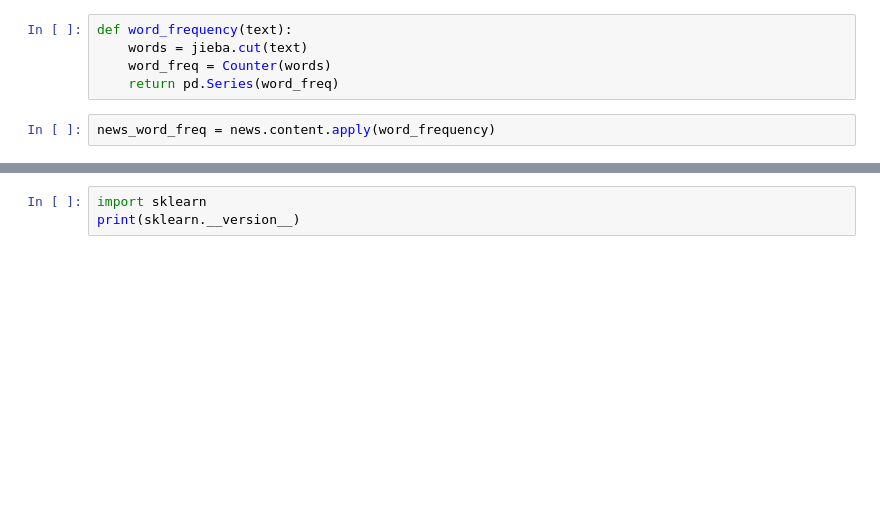
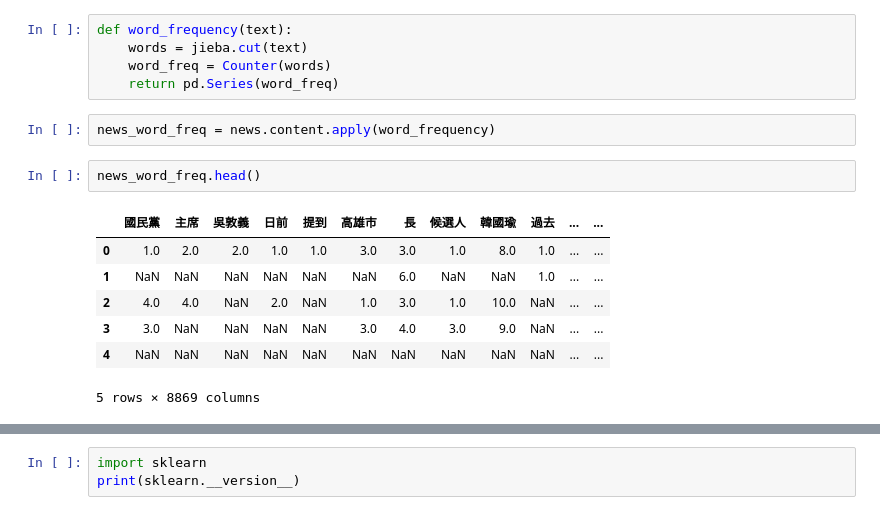
Before and after one commit to ohmsvop/hocor2018, a Jupyter notebook: ipynb/Models.ipynb, the cells around one changed output, grey strips where cells are left out. Saved outputs shown, nothing was run; the diff lists cells and outputs as text; blank space fills up the shorter version.

```diff
--- a/ipynb/Models.ipynb
+++ b/ipynb/Models.ipynb
@@ -73,5 +76,15 @@ def word_frequency(text):
     return pd.Series(word_freq)
 # %%
 news_word_freq = news.content.apply(word_frequency)
+# %%
+news_word_freq.head()
+# %% [output]
+|  | 國民黨 | 主席 | 吳敦義 | 日前 | 提到 | 高雄市 | 長 | 候選人 | 韓國瑜 | 過去 | ... | ... |
+| 0 | 1.0 | 2.0 | 2.0 | 1.0 | 1.0 | 3.0 | 3.0 | 1.0 | 8.0 | 1.0 | ... | ... |
+| 1 | NaN | NaN | NaN | NaN | NaN | NaN | 6.0 | NaN | NaN | 1.0 | ... | ... |
+| 2 | 4.0 | 4.0 | NaN | 2.0 | NaN | 1.0 | 3.0 | 1.0 | 10.0 | NaN | ... | ... |
+| 3 | 3.0 | NaN | NaN | NaN | NaN | 3.0 | 4.0 | 3.0 | 9.0 | NaN | ... | ... |
+| 4 | NaN | NaN | NaN | NaN | NaN | NaN | NaN | NaN | NaN | NaN | ... | ... |
+5 rows × 8869 columns
 # %%
 news_word_freq = news_word_freq.fillna(0)
```
Also changed, not shown: parts of 25 cells of this notebook, 5 other files.
